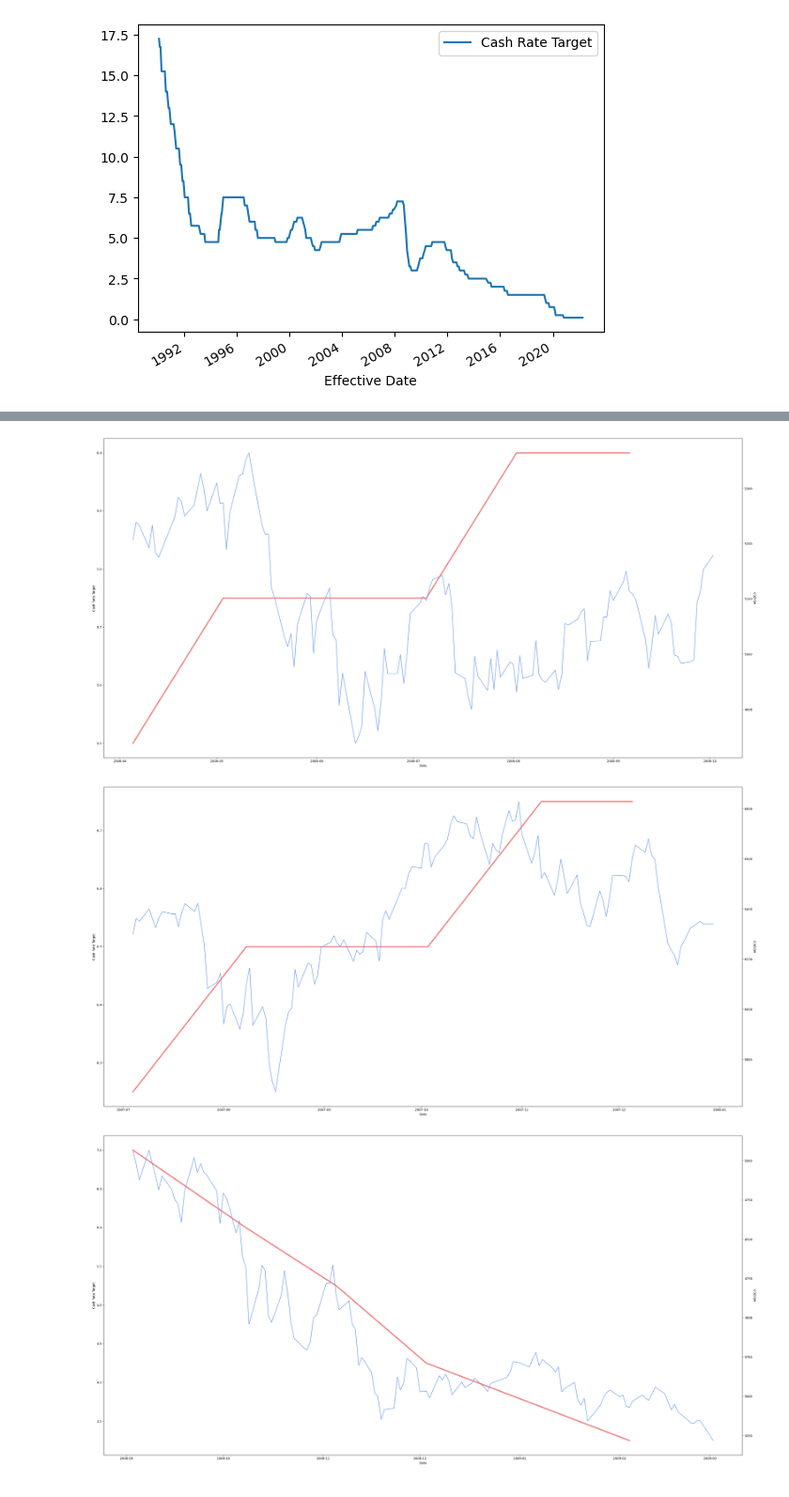
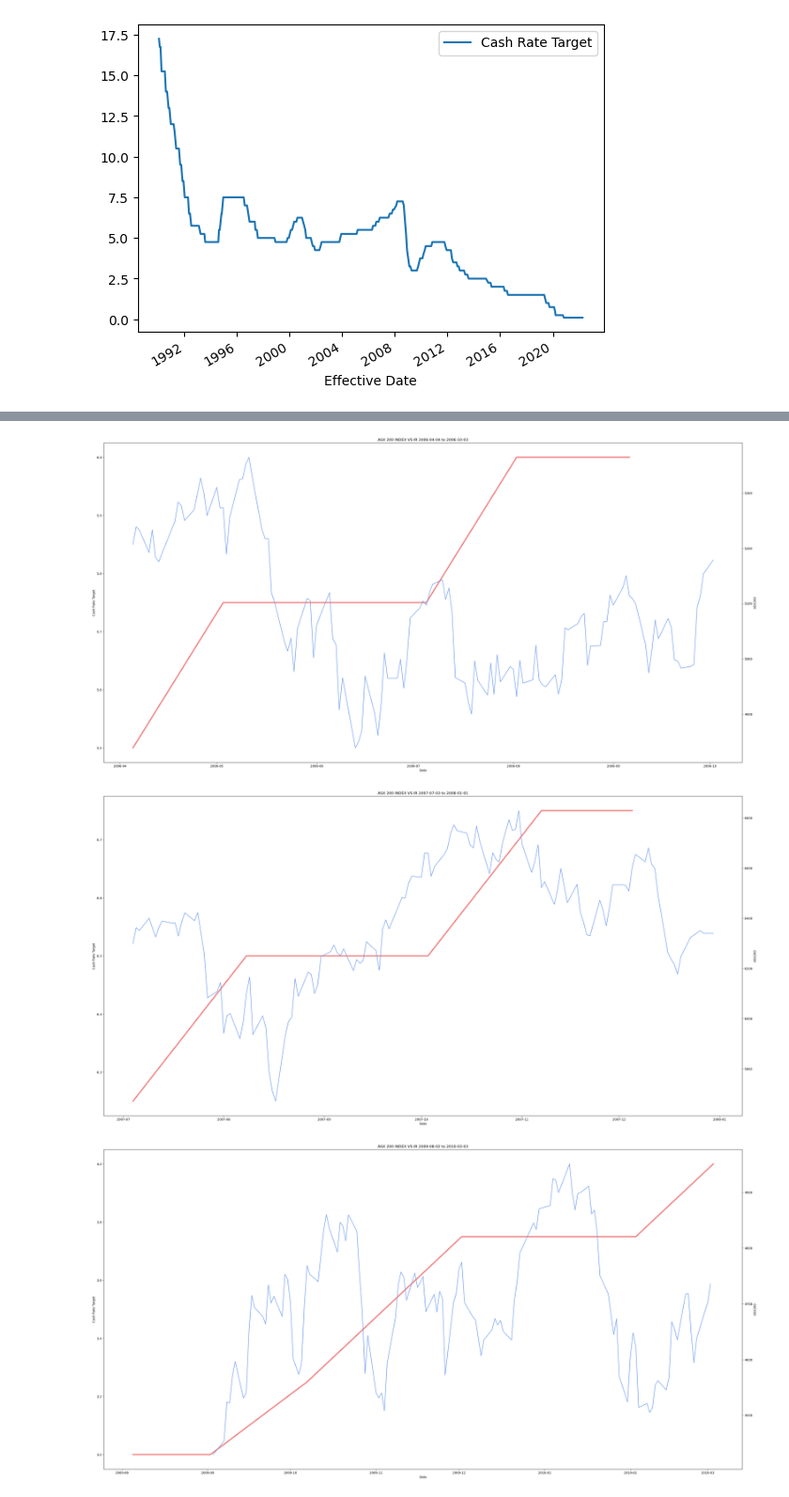
Before and after one commit to Richard-Turnbull/project-1, a Jupyter notebook: Project-1-Notebook.ipynb, the cells around one changed output, grey strips where cells are left out. Shown at 94% size. Drawn from its saved outputs; the diff is of its cells as text; code cells hidden in the pictures.

Commit message:
chart titles

```diff
--- a/Project-1-Notebook.ipynb
+++ b/Project-1-Notebook.ipynb
@@ -24,7 +24,7 @@ Peak_4 = ir_df
 Peak_4 = Peak_4[(Peak_4.index > "2007-07-03") & (Peak_4.index < "2008-01-01")]
 
 Peak_5 = ir_df
-Peak_5 = Peak_5[(Peak_5.index > "2008-09-02") & (Peak_5.index < "2009-03-03")]
+Peak_5 = Peak_5[(Peak_5.index > "2009-08-02") & (Peak_5.index < "2010-04-03")]
 #bx = ir_df.plot()
 # %%
 Peak_1_Start = Peak_1[(Peak_1.index == "1994-07-27")]
@@ -85,7 +85,7 @@ Stock_Peak_4 = panel_data
 Stock_Peak_4 = Stock_Peak_4[(Stock_Peak_4.index > "2007-07-03") & (Stock_Peak_4.index < "2008-01-01")]
 
 Stock_Peak_5 = panel_data
-Stock_Peak_5 = Stock_Peak_5[(Stock_Peak_5.index > "2008-09-02") & (Stock_Peak_5.index < "2009-03-03")]
+Stock_Peak_5 = Stock_Peak_5[(Stock_Peak_5.index > "2009-09-02") & (Stock_Peak_5.index < "2010-03-03")]
 # %%
 Stock_Peak_1
 # %% [output]
@@ -182,12 +184,13 @@ ax2.tick_params(axis='y')
 # ax2.set_ylim([2500, 7500])
 
 fig.tight_layout()  # otherwise the right y-label is slightly clipped
+plt.title("ASX 200 INDEX VS IR 2006-04-04 to 2006-10-03")
 
 plt.savefig("chart3.png")
 
 plt.show()
 # %% [output]
-[figure, old version]
+[figure, new version]
 # %%
 #4
 plt.style.use('default')
@@ -207,34 +210,35 @@ ax2.tick_params(axis='y')
 # ax2.set_ylim([2500, 7500])
 
 fig.tight_layout()  # otherwise the right y-label is slightly clipped
+plt.title("ASX 200 INDEX VS IR 2007-07-03 to 2008-01-01")
 
 plt.savefig("chart4.png")
 
 plt.show()
 # %% [output]
-[figure, old version]
+[figure, new version]
 # %%
 #5
 plt.style.use('default')
 
 fig, ax1 = plt.subplots(figsize=(30,15))
 
 ax1.plot(Peak_5, color = 'lightcoral', lw=4)
 ax1.set_xlabel('Date')
 ax1.set_ylabel('Cash Rate Target')
 ax1.tick_params(axis='y')
 
 ax2 = ax1.twinx()  # instantiate a second axes that shares the same x-axis
 
 ax2.plot(Stock_Peak_5['Close'], color ='cornflowerblue')
 ax2.set_ylabel('ASX200')  # we already handled the x-label with ax1
 ax2.tick_params(axis='y')
 # ax2.set_ylim([2500, 7500])
 
 fig.tight_layout()  # otherwise the right y-label is slightly clipped
-
+plt.title("ASX 200 INDEX VS IR 2009-08-02 to 2010-03-03")
 plt.savefig("chart5.png")
 
 plt.show()
 # %% [output]
-[figure, old version]
+[figure, new version]
```
Also changed, not shown: parts of 2 cells of this notebook, 5 other files.
